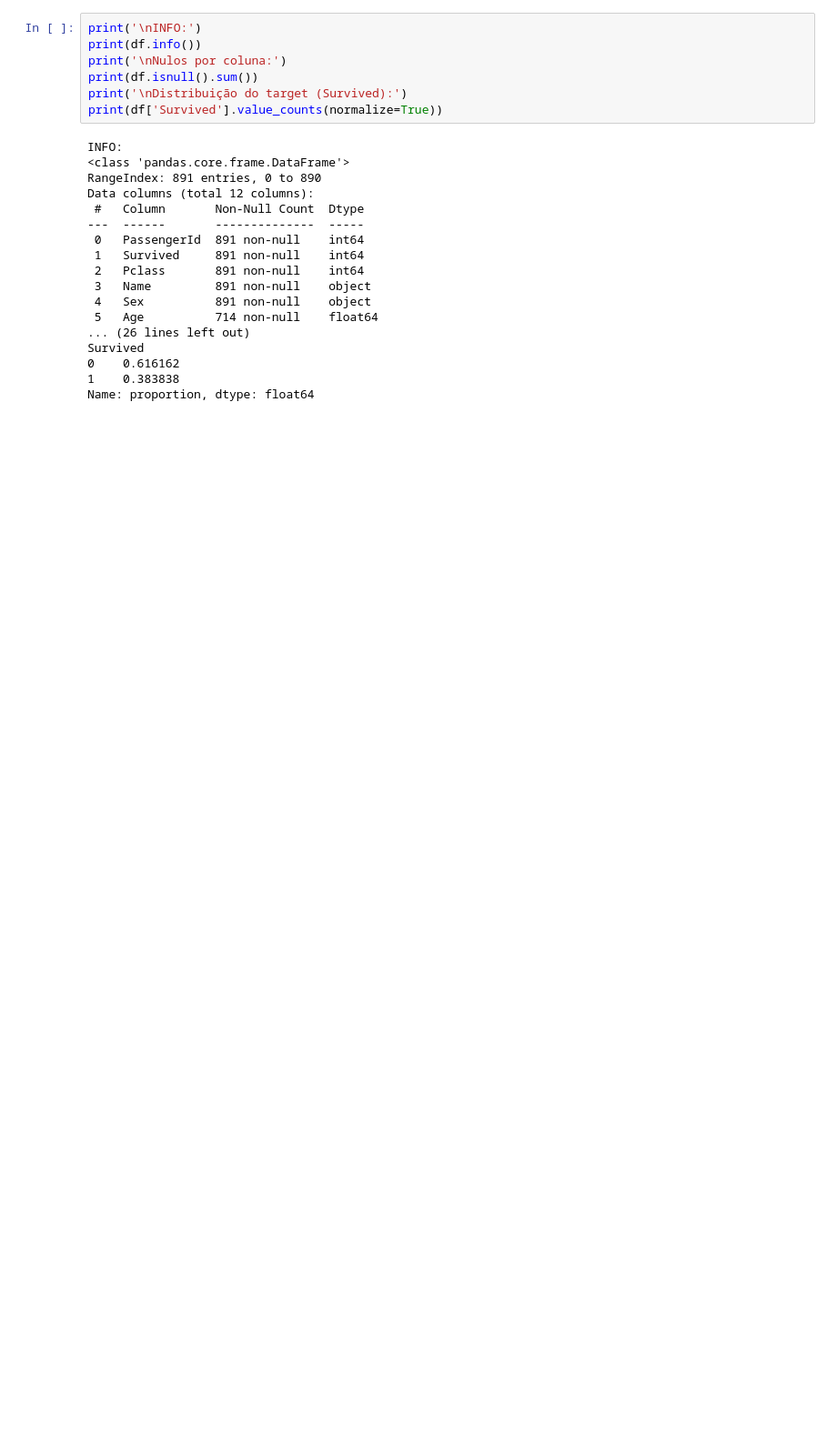
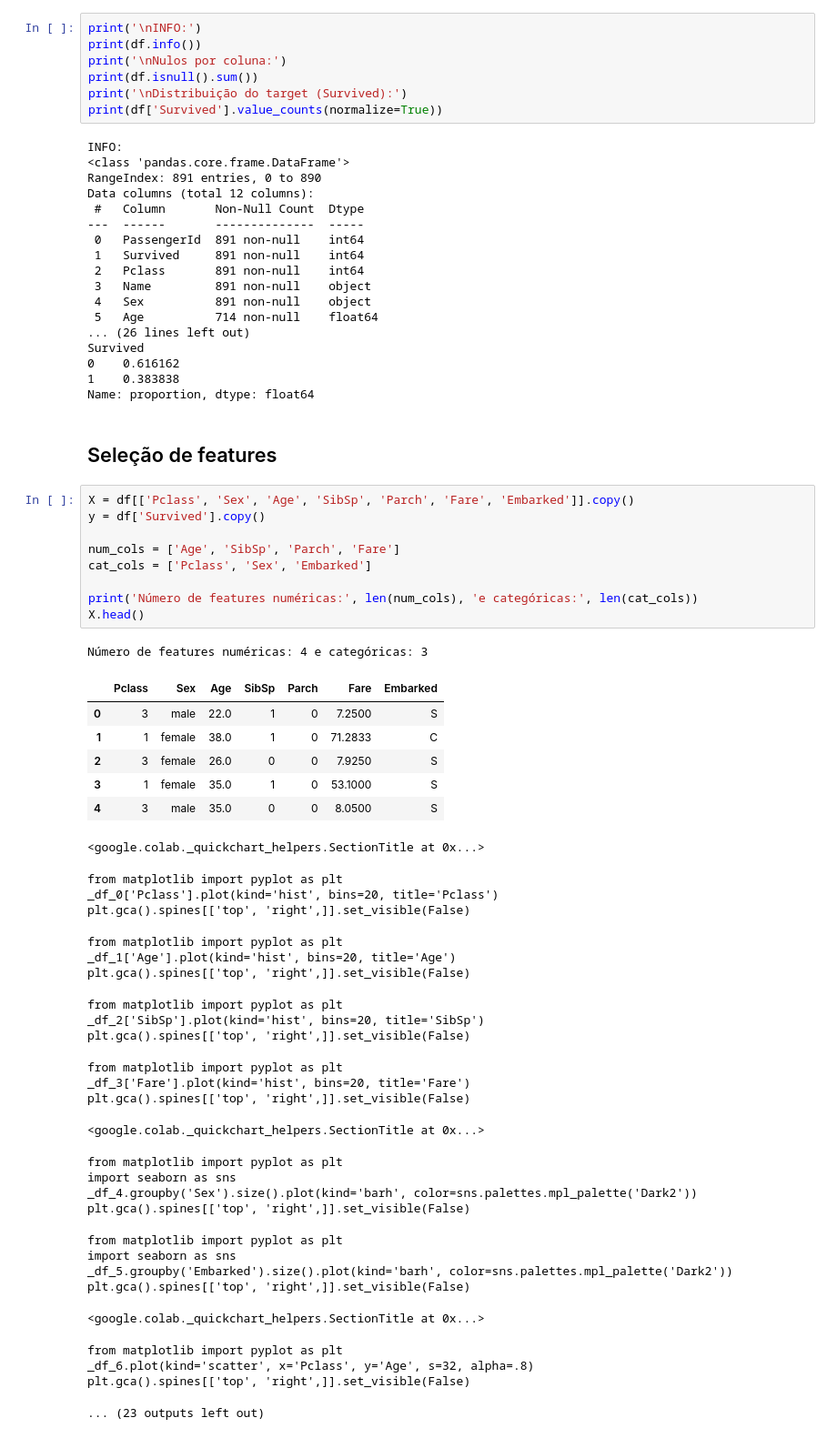
Before and after one commit to laurastj/Tarefa2_IA, a Jupyter notebook: Atividade.ipynb, the cells around one changed output. Shown at 91% size. Drawn from its saved outputs; the diff is of its cells as text; blank space fills up the shorter version.

```diff
--- a/Atividade.ipynb
+++ b/Atividade.ipynb
@@ -61,3 +61,49 @@ Survived
 0    0.616162
 1    0.383838
 Name: proportion, dtype: float64
+# %% [markdown]
+## Seleção de features
+# %%
+X = df[['Pclass', 'Sex', 'Age', 'SibSp', 'Parch', 'Fare', 'Embarked']].copy()
+y = df['Survived'].copy()
+
+num_cols = ['Age', 'SibSp', 'Parch', 'Fare']
+cat_cols = ['Pclass', 'Sex', 'Embarked']
+
+print('Número de features numéricas:', len(num_cols), 'e categóricas:', len(cat_cols))
+X.head()
+# %% [output]
+Número de features numéricas: 4 e categóricas: 3
+|  | Pclass | Sex | Age | SibSp | Parch | Fare | Embarked |
+| 0 | 3 | male | 22.0 | 1 | 0 | 7.2500 | S |
+| 1 | 1 | female | 38.0 | 1 | 0 | 71.2833 | C |
+| 2 | 3 | female | 26.0 | 0 | 0 | 7.9250 | S |
+| 3 | 1 | female | 35.0 | 1 | 0 | 53.1000 | S |
+| 4 | 3 | male | 35.0 | 0 | 0 | 8.0500 | S |
+<google.colab._quickchart_helpers.SectionTitle at 0x...>
+from matplotlib import pyplot as plt
+_df_0['Pclass'].plot(kind='hist', bins=20, title='Pclass')
+plt.gca().spines[['top', 'right',]].set_visible(False)
+from matplotlib import pyplot as plt
+_df_1['Age'].plot(kind='hist', bins=20, title='Age')
+plt.gca().spines[['top', 'right',]].set_visible(False)
+from matplotlib import pyplot as plt
+_df_2['SibSp'].plot(kind='hist', bins=20, title='SibSp')
+plt.gca().spines[['top', 'right',]].set_visible(False)
+from matplotlib import pyplot as plt
+_df_3['Fare'].plot(kind='hist', bins=20, title='Fare')
+plt.gca().spines[['top', 'right',]].set_visible(False)
+<google.colab._quickchart_helpers.SectionTitle at 0x...>
+from matplotlib import pyplot as plt
+import seaborn as sns
+_df_4.groupby('Sex').size().plot(kind='barh', color=sns.palettes.mpl_palette('Dark2'))
+plt.gca().spines[['top', 'right',]].set_visible(False)
+from matplotlib import pyplot as plt
+import seaborn as sns
+_df_5.groupby('Embarked').size().plot(kind='barh', color=sns.palettes.mpl_palette('Dark2'))
+plt.gca().spines[['top', 'right',]].set_visible(False)
+<google.colab._quickchart_helpers.SectionTitle at 0x...>
+from matplotlib import pyplot as plt
+_df_6.plot(kind='scatter', x='Pclass', y='Age', s=32, alpha=.8)
+plt.gca().spines[['top', 'right',]].set_visible(False)
+... (23 outputs left out)
```
Also changed, not shown: parts of 1 cell of this notebook.
